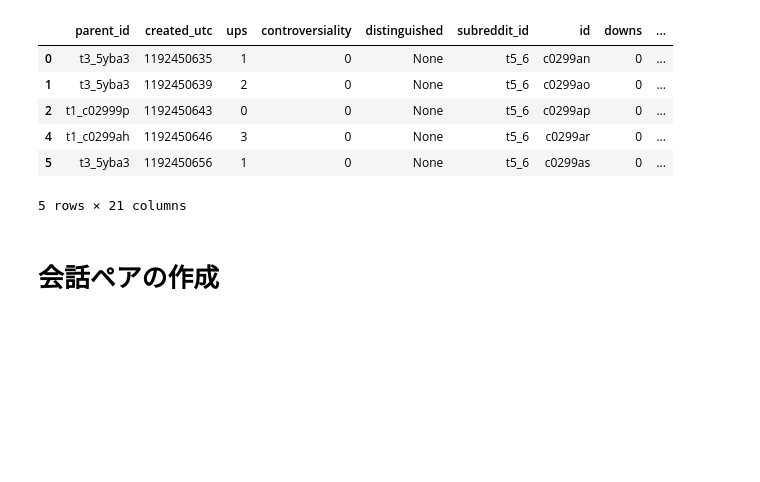
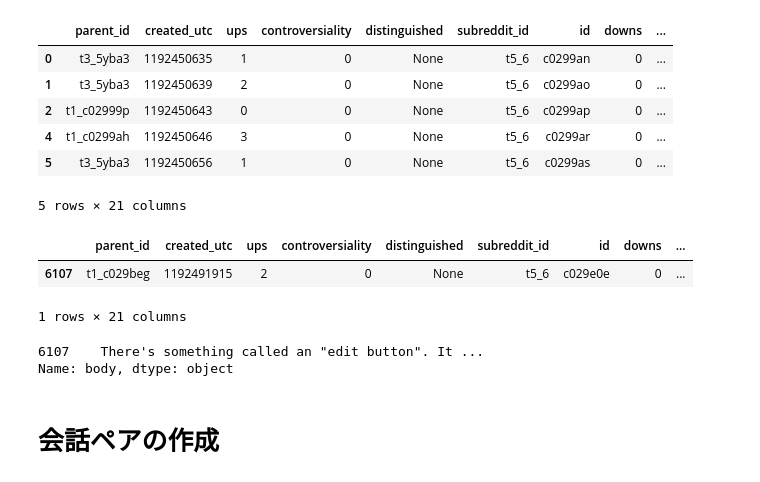
Before and after one commit to Exe-dev/PersonaGeneration, a Jupyter notebook: PersonaGeneration.ipynb, the cells around one changed output. Cells and saved outputs as stored; diff of their text form; code cells hidden in the pictures; blank space fills up the shorter version.

```diff
--- a/PersonaGeneration.ipynb
+++ b/PersonaGeneration.ipynb
@@ -55,0 +54,10 @@ import neuralcoref
+# %%
+parser = argparse.ArgumentParser(description="preprocess of train data")
+parser.add_argument("--npartitions", dest="npartitions", type=int, default=10,help="Number of partitions")
+parser.add_argument("--input_json", dest="input_json", type=str, default="./reddit_data/*/*.json" ,help="Input json path")
+parser.add_argument("--output_path", dest="output_path", type=str, default="./outputs" ,help="Output file path")
+parser.add_argument("--scheduler", dest="scheduler", type=str, default="threads" ,help="Selecting Threads, Processes, or Single Threaded")
+if "ipykernel" in sys.modules:
+    args = parser.parse_args(args=[])
+else:
+    args = parser.parse_args()
@@ -56,3 +66,8 @@ import neuralcoref
+# %%
+NPARTITIONS = args.npartitions
+INPUT_JSON = args.input_json
+OUTPUT_PATH = args.output_path
+SCHEDULER = args.scheduler
 # %% [markdown]
 # Setup
 # %%
@@ -76,7 +91,7 @@ version
 # %% [markdown]
 # reddit_data下の全てのjsonファイルを読み込む
 # %%
-list_bz2_file = glob.glob(PATH)
+list_bz2_file = glob.glob(INPUT_JSON)
 list_reddit_conversation = []
 list_bz2_file
 # %% [output]
@@ -106,6 +121,17 @@ df_reddit_conversation.head(5)
 | 4 | t1_c0299ah | 1192450646 | 3 | 0 | None | t5_6 | c0299ar | 0 | ... |
 | 5 | t3_5yba3 | 1192450656 | 1 | 0 | None | t5_6 | c0299as | 0 | ... |
 5 rows × 21 columns
+# %%
+df_reddit_conversation[df_reddit_conversation["body"].str.contains("There's something called an")]
+# %% [output]
+|  | parent_id | created_utc | ups | controversiality | distinguished | subreddit_id | id | downs | ... |
+| 6107 | t1_c029beg | 1192491915 | 2 | 0 | None | t5_6 | c029e0e | 0 | ... |
+1 rows × 21 columns
+# %%
+print(df_reddit_conversation[df_reddit_conversation["id"]=="c029e0e"]["body"])
+# %% [output]
+6107    There's something called an "edit button". It ...
+Name: body, dtype: object
 # %% [markdown]
 # 会話ペアの作成
 # %%
```
Also changed, not shown: parts of 11 cells of this notebook, 2 other files.
